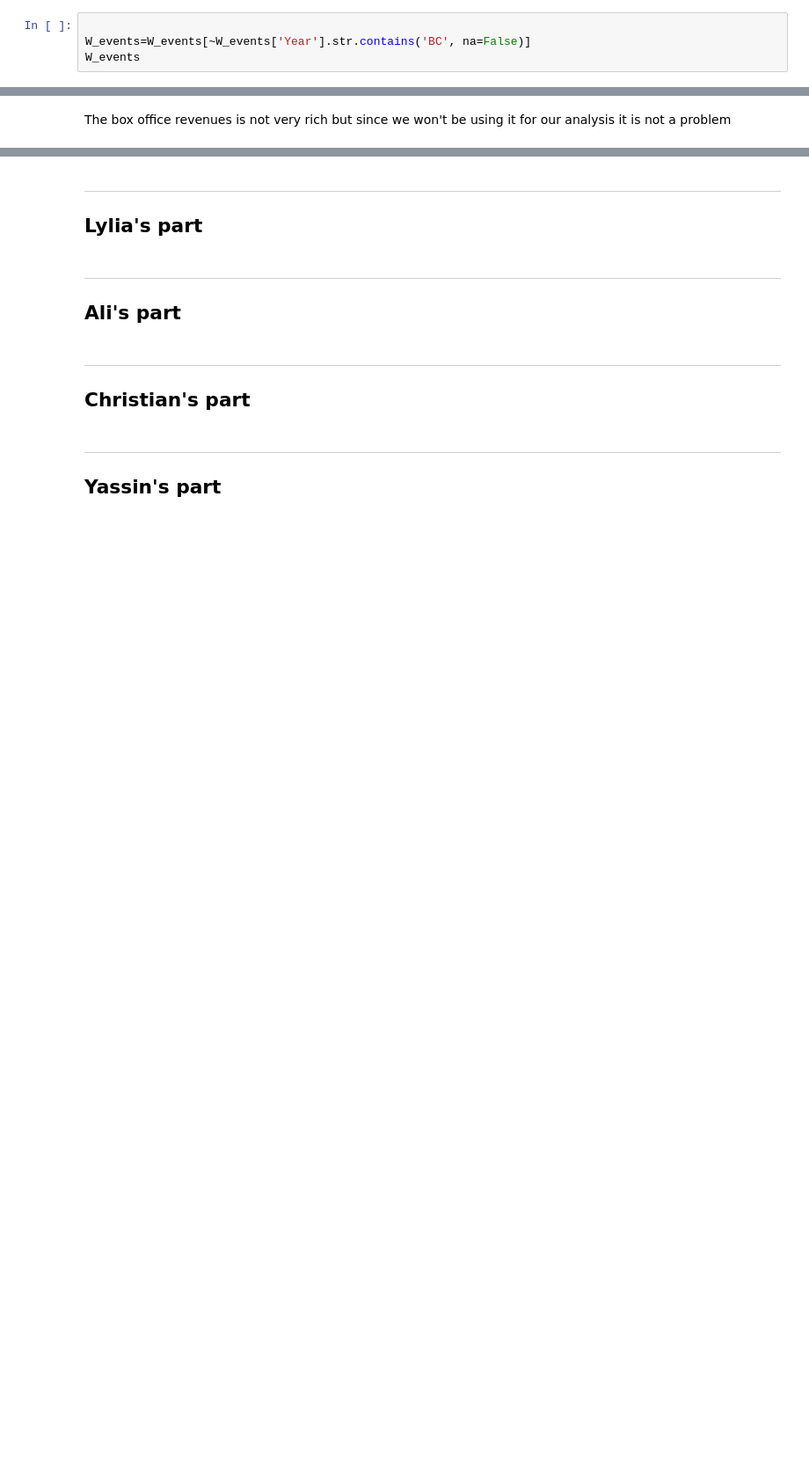
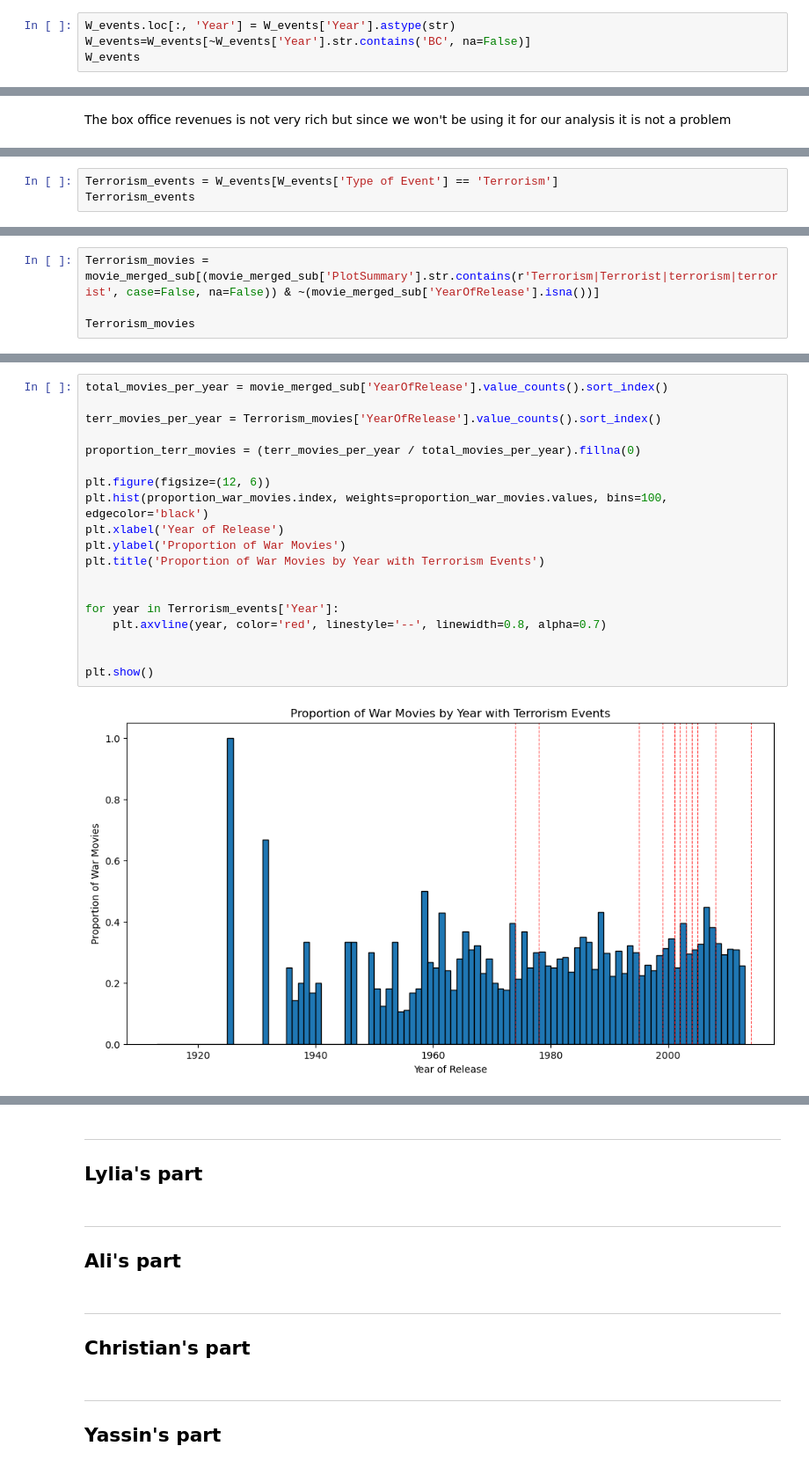
Before and after one commit to epfl-ada/ada-2024-project-arabsdatascientists2024, a Jupyter notebook: Exlploration_CMU.ipynb, the cells around one changed output, grey strips where cells are left out. Shown: that part at 88% size. Saved outputs shown, nothing was run; the diff lists cells and outputs as text; blank space fills up the shorter version.

```diff
--- a/Exlploration_CMU.ipynb
+++ b/Exlploration_CMU.ipynb
@@ -346,7 +315,7 @@ From 1888 to 2016
 # %% [markdown]
 Cleaning W_events baed on years
 # %%
-
+W_events.loc[:, 'Year'] = W_events['Year'].astype(str)
 W_events=W_events[~W_events['Year'].str.contains('BC', na=False)]
 W_events
 # %% [output]
@@ -415,0 +462,3 @@ The box office revenues is not very rich but since we won't be using it for our
+# %%
+Terrorism_events = W_events[W_events['Type of Event'] == 'Terrorism']
+Terrorism_events
@@ -415,0 +480,4 @@ The box office revenues is not very rich but since we won't be using it for our
+# %%
+Terrorism_movies = movie_merged_sub[(movie_merged_sub['PlotSummary'].str.contains(r'Terrorism|Terrorist|terrorism|terrorist', case=False, na=False)) & ~(movie_merged_sub['YearOfRelease'].isna())]
+
+Terrorism_movies
@@ -415,0 +498,21 @@ The box office revenues is not very rich but since we won't be using it for our
+# %%
+total_movies_per_year = movie_merged_sub['YearOfRelease'].value_counts().sort_index()
+
+terr_movies_per_year = Terrorism_movies['YearOfRelease'].value_counts().sort_index()
+
+proportion_terr_movies = (terr_movies_per_year / total_movies_per_year).fillna(0)
+
+plt.figure(figsize=(12, 6))
+plt.hist(proportion_war_movies.index, weights=proportion_war_movies.values, bins=100, edgecolor='black')
+plt.xlabel('Year of Release')
+plt.ylabel('Proportion of War Movies')
+plt.title('Proportion of War Movies by Year with Terrorism Events')
+
+
+for year in Terrorism_events['Year']:
+    plt.axvline(year, color='red', linestyle='--', linewidth=0.8, alpha=0.7)
+
+
+plt.show()
+# %% [output]
+[figure, added]
```
Also changed, not shown: parts of 25 cells of this notebook.
